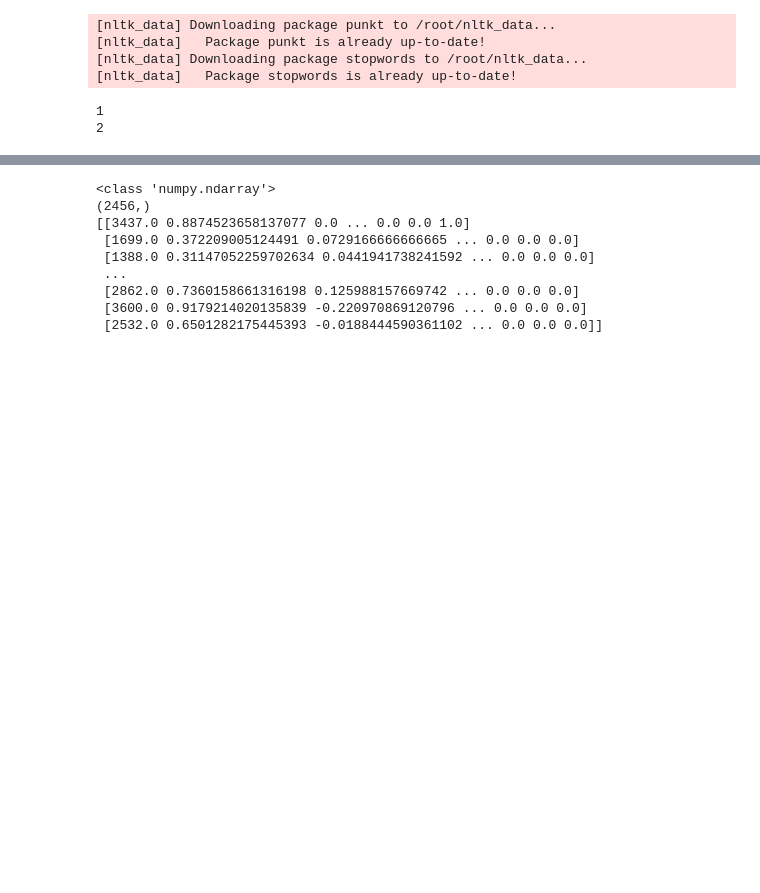
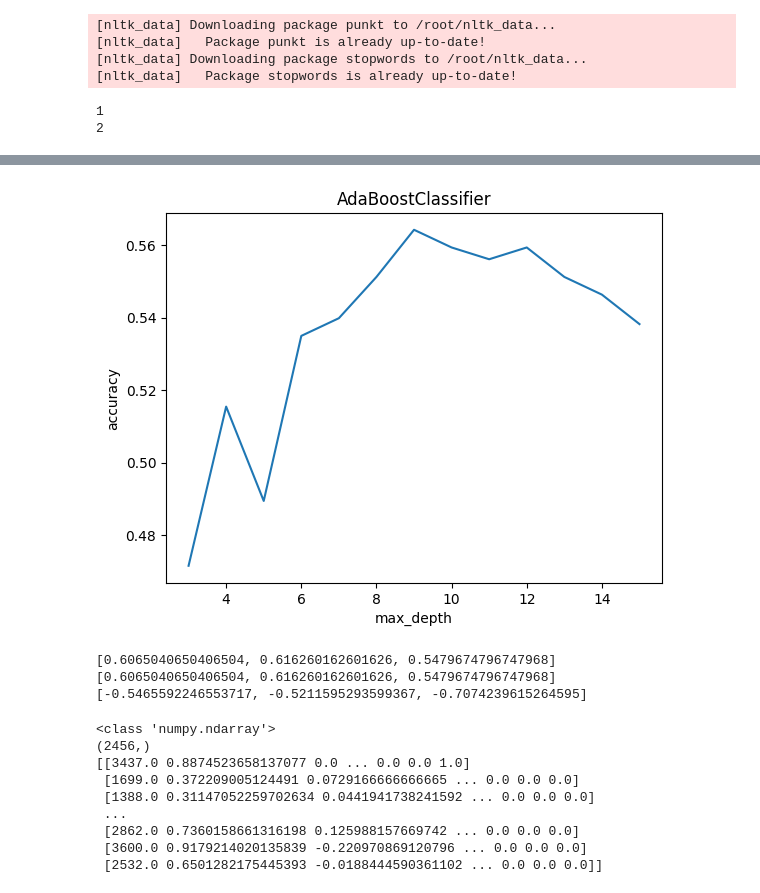
Before and after one commit to avacca1/Machine-Learning-Project, a Jupyter notebook: Machine_Learning_Notebook.ipynb, the cells around one changed output, grey strips where cells are left out. Drawn from its saved outputs; the diff is of its cells as text; code cells hidden in the pictures; blank space fills up the shorter version.

```diff
--- a/Machine_Learning_Notebook.ipynb
+++ b/Machine_Learning_Notebook.ipynb
@@ -250,0 +291,17 @@ newsData.X_test = np.delete(newsData.X_test, 1, axis=1)
+# %%
+ada_acc = []
+for i in depth_nums:
+
+    ADA = AdaBoostClassifier(estimator=DecisionTreeClassifier(max_depth=i), n_estimators=100)
+    ADA.fit(newsData.X_train[:, 1:], newsData.y_train)
+    ada_pred = ADA.predict(newsData.X_test[:, 1:])
+    ada_acc.append(accuracy_score(newsData.y_test, ada_pred))
+
+fig, ax = plt.subplots()
+ax.plot(depth_nums, ada_acc)
+ax.set_xlabel('max_depth')
+ax.set_ylabel('accuracy')
+ax.set_title('AdaBoostClassifier')
+plt.show()
+# %% [output]
+[figure, added]
@@ -251,3 +322,26 @@ newsData.X_test = np.delete(newsData.X_test, 1, axis=1)
+# %%
+preds = []
+preds.append(dtc_pred)
+preds.append(rf_pred)
+preds.append(ada_pred)
+
+
+acc = []
+f1 = []
+r2 = []
+
+for p in preds:
+    acc.append(accuracy_score(newsData.y_test, p))
+    f1.append(f1_score(newsData.y_test, p, average='micro'))
+    r2.append(r2_score(newsData.y_test, p))
+
+print(acc)
+print(f1)
+print(r2)
+# %% [output]
+[0.6065040650406504, 0.616260162601626, 0.5479674796747968]
+[0.6065040650406504, 0.616260162601626, 0.5479674796747968]
+[-0.5465592246553717, -0.5211595293599367, -0.7074239615264595]
 # %%
 print(type(newsData.X_train))
 print((newsData.y_train.shape))
```
Also changed, not shown: parts of 3 cells of this notebook.
